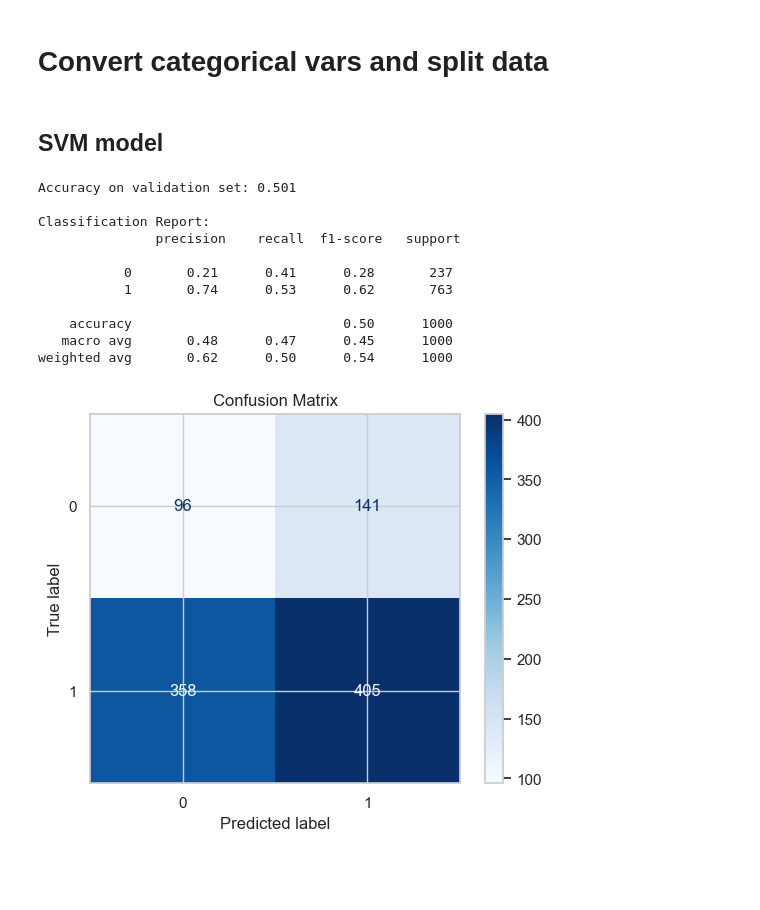
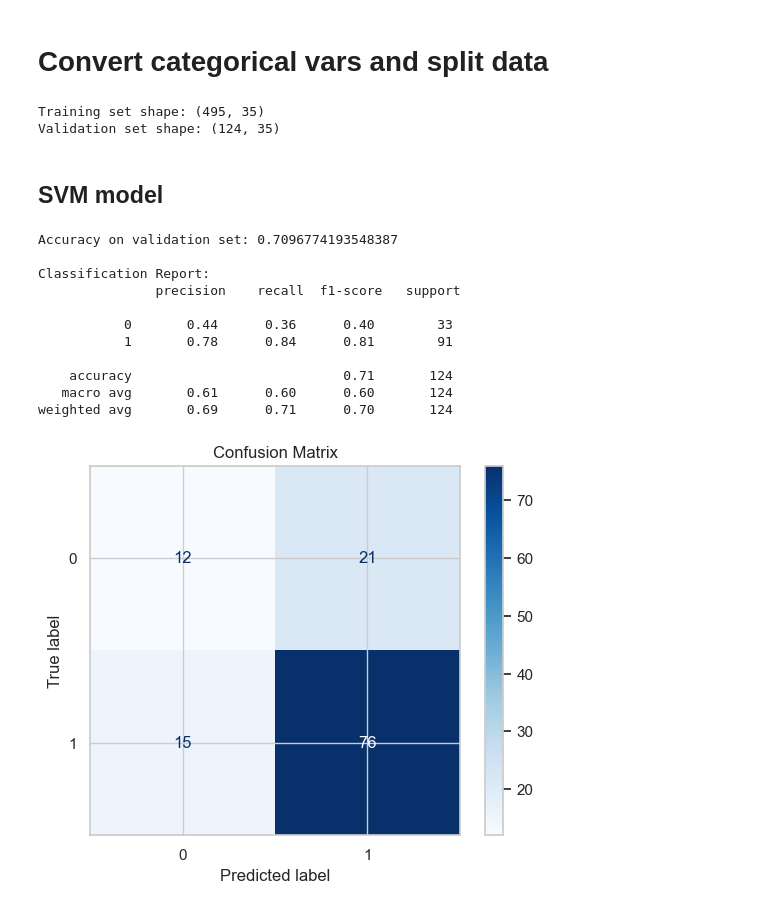
Before and after one commit to alfeng22/COMP562-Final-Project, a Jupyter notebook: data.ipynb, the cells around one changed output. Saved outputs shown, nothing was run; the diff lists cells and outputs as text; code cells hidden in the pictures; blank space fills up the shorter version.

Commit message:
refiltered data

```diff
--- a/data.ipynb
+++ b/data.ipynb
@@ -128,74 +128,87 @@ OptionError: No such keys(s): 'mode.use_inf_as_null'
 # Convert categorical vars and split data
 # %%
 from sklearn.model_selection import train_test_split
-from sklearn.preprocessing import StandardScaler
+from sklearn.preprocessing import MinMaxScaler
 from imblearn.under_sampling import RandomUnderSampler
-import pandas as pd
+from imblearn.over_sampling import SMOTE
 
-# Step 1: Handle missing values
+
+
+df = df[(df['Age'] >= 20) & (df['Age'] <= 35)]
+df = df[(df['Work_Location'] == 'Remote')]
+
+# Handle missing values
 df['Mental_Health_Condition'] = df['Mental_Health_Condition'].fillna('None')
 df['Physical_Activity'] = df['Physical_Activity'].fillna('Unknown')
 
-# Step 2: Encode the target variable
+# Encode the target variable
 df['Mental_Health_Condition'] = df['Mental_Health_Condition'].apply(lambda x: 1 if x in ['Anxiety', 'Depression', 'Burnout'] else 0)
 
-# Step 3: Drop unnecessary columns
-df = df.drop(['Work_Location', 'Gender', 'Job_Role', 'Employee_ID', 'Physical_Activity', 'Productivity_Change', 'Region', 'Industry'], axis=1)
+# Drop unnecessary columns
+df = df.drop(['Work_Location', 'Gender', 'Employee_ID'], axis=1)
 
-# Step 4: Scale numeric features
-numeric_features = ['Age', 'Years_of_Experience', 'Hours_Worked_Per_Week', 'Number_of_Virtual_Meetings', 'Work_Life_Balance_Rating', 'Social_Isolation_Rating', 'Company_Support_for_Remote_Work']
-scaler = StandardScaler()
+# Scale numeric features
+numeric_features = ['Age', 'Years_of_Experience', 'Hours_Worked_Per_Week', 'Work_Life_Balance_Rating', 'Social_Isolation_Rating', 'Company_Support_for_Remote_Work']
+scaler = MinMaxScaler()
 df[numeric_features] = scaler.fit_transform(df[numeric_features])
 
-# Step 5: One-hot encode selected categorical features
-categorical_features = ['Stress_Level', 'Satisfaction_with_Remote_Work', 'Sleep_Quality', 'Access_to_Mental_Health_Resources']
+# One-hot encode selected categorical features
+categorical_features = ['Stress_Level', 'Sleep_Quality', 'Access_to_Mental_Health_Resources', 'Productivity_Change', 'Job_Role', 'Satisfaction_with_Remote_Work', 'Physical_Activity', 'Industry', 'Region']
 df_encoded = pd.get_dummies(df, columns=categorical_features, drop_first=True)
 
-# Step 6: Define features and target
+# Define features and target
 X = df_encoded.drop('Mental_Health_Condition', axis=1)
 y = df_encoded['Mental_Health_Condition']
 
-# Step 7: Split the data into training and validation sets
+# Split the data into training and validation sets
 X_train, X_val, y_train, y_val = train_test_split(X, y, test_size=0.2, random_state=42)
 
-# Step 8: Resample the training data using RandomUnderSampler
-undersampler = RandomUnderSampler(random_state=42)
-X_train_resampled, y_train_resampled = undersampler.fit_resample(X_train, y_train)
+# Apply SMOTE for balancing the training data
+smote = SMOTE(random_state=42)
+X_train_smote, y_train_smote = smote.fit_resample(X_train, y_train)
+
+# Shape of the splits
+print("Training set shape:", X_train.shape)
+print("Validation set shape:", X_val.shape)
+# %% [output]
+Training set shape: (495, 35)
+Validation set shape: (124, 35)
 # %% [markdown]
 ## SVM model
 # %%
 from sklearn.svm import SVC
 from sklearn.metrics import classification_report, accuracy_score, confusion_matrix, ConfusionMatrixDisplay
-from imblearn.under_sampling import RandomUnderSampler
+import matplotlib.pyplot as plt
 
 # Initialize the SVM model with a linear kernel
 svm_model = SVC(kernel='linear', class_weight='balanced', random_state=42)
 
-# Train the SVM model on the resampled data
-svm_model.fit(X_train_resampled, y_train_resampled)
+# Train the SVM model on the SMOTE-resampled data
+svm_model.fit(X_train_smote, y_train_smote)
 
 # Make predictions on the validation set
 y_pred_binary = svm_model.predict(X_val)
 
 # Evaluate the model
 print("Accuracy on validation set:", accuracy_score(y_val, y_pred_binary))
 print("\nClassification Report:\n", classification_report(y_val, y_pred_binary))
 
+# Display the confusion matrix
 conf_matrix = confusion_matrix(y_val, y_pred_binary)
 disp = ConfusionMatrixDisplay(confusion_matrix=conf_matrix, display_labels=[0, 1])
 disp.plot(cmap=plt.cm.Blues)
 plt.title("Confusion Matrix")
 plt.show()
 # %% [output]
-Accuracy on validation set: 0.501
+Accuracy on validation set: 0.7096774193548387
 
 Classification Report:
                precision    recall  f1-score   support
 
-           0       0.21      0.41      0.28       237
-           1       0.74      0.53      0.62       763
+           0       0.44      0.36      0.40        33
+           1       0.78      0.84      0.81        91
 
-    accuracy                           0.50      1000
-   macro avg       0.48      0.47      0.45      1000
-weighted avg       0.62      0.50      0.54      1000
+    accuracy                           0.71       124
+   macro avg       0.61      0.60      0.60       124
+weighted avg       0.69      0.71      0.70       124
-[figure, old version]
+[figure, new version]
```
